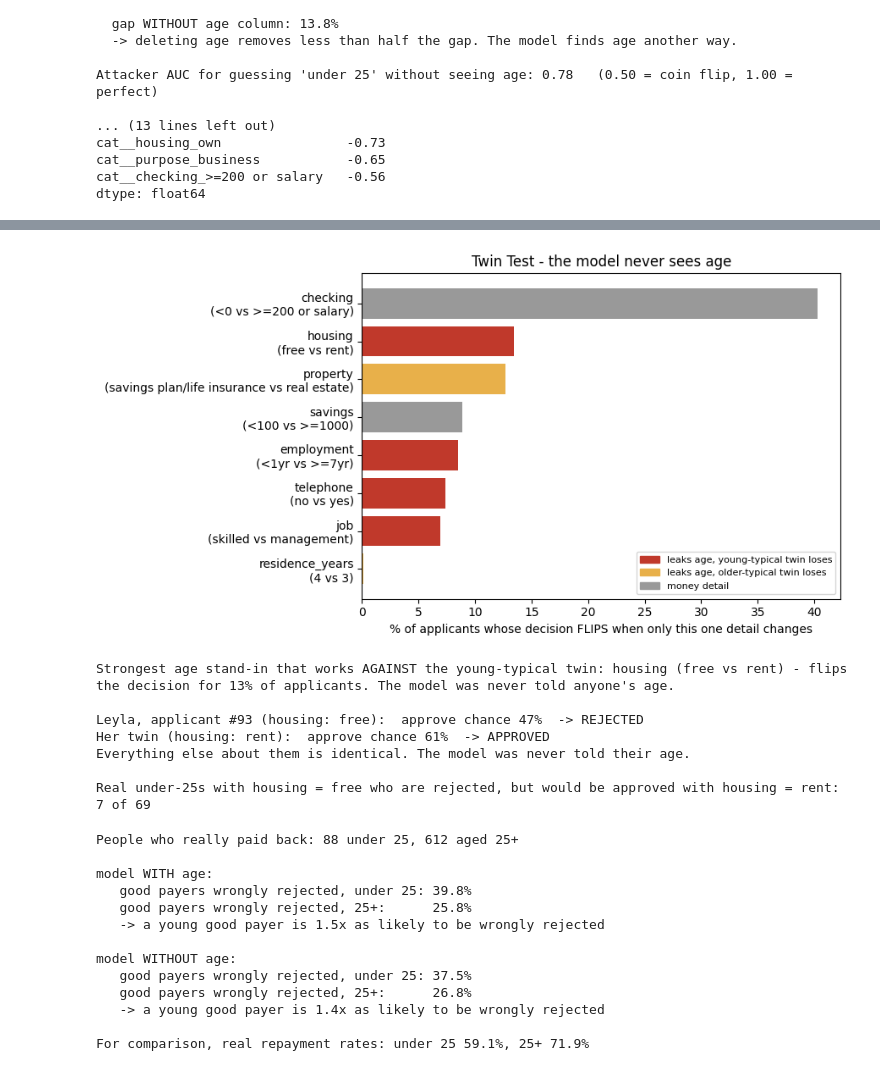
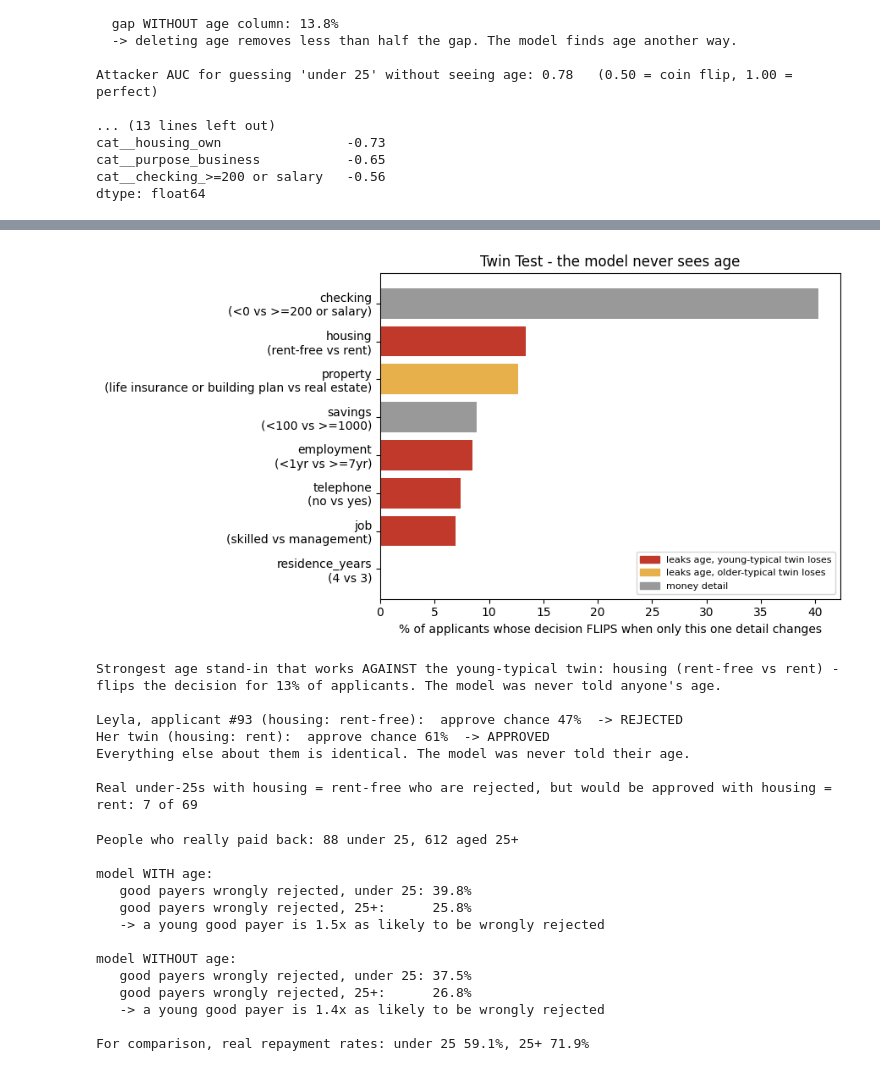
Before and after one commit to rehim2009book-ui/fairloan, a Jupyter notebook: fairloan.ipynb, the cells around one changed output, grey strips where cells are left out. Cells and saved outputs as stored; diff of their text form; code cells hidden in the pictures.

Commit message:
Add cell 11 (lie check) and cell 13 (demo), reworded labels, rerun from fresh runtime

```diff
--- a/fairloan.ipynb
+++ b/fairloan.ipynb
@@ -31,9 +31,9 @@ codes = {
  "savings":{"A61":"none/unknown","A62":"<100","A63":"100-500","A64":"500-1000","A65":">=1000"},
  "employment":{"A71":"unemployed","A72":"<1yr","A73":"1-4yr","A74":"4-7yr","A75":">=7yr"},
  "other_debtors":{"A101":"none","A102":"co-applicant","A103":"guarantor"},
- "property":{"A121":"none","A122":"car/other","A123":"savings plan/life insurance","A124":"real estate"},
+ "property":{"A121":"none","A122":"car/other","A123":"life insurance or building plan","A124":"real estate"},
  "other_plans":{"A141":"bank","A142":"stores","A143":"none"},
- "housing":{"A151":"free","A152":"rent","A153":"own"},      # "free" = lives rent-free, e.g. with family
+ "housing":{"A151":"rent-free","A152":"rent","A153":"own"},  # "rent-free" = lives somewhere without paying rent, e.g. with family
  "job":{"A171":"unskilled non-resident","A172":"unskilled","A173":"skilled","A174":"management"},
  "telephone":{"A191":"no","A192":"yes"},
  # personal_status (sex cannot be recovered) and foreign_worker (coding unreliable) are left as codes and NOT used.
@@ -290,6 +290,7 @@ if len(hurts):
           f" - flips the decision for {top['flips (everyone)']:.0%} of applicants. The model was never told anyone's age.")
     # One concrete twin for the demo: a real under-25 whose decision flips when only that detail changes
     f = top["feature"]; yv, ov = [p for p in pairs if p[0] == f][0][1:3]
+    demo_feature, demo_young_val, demo_old_val = f, yv, ov          # remembered for the demo cell
     cands = df[is_young & (df[f] == yv)][FEATURES_NOAGE]
     cands_twin = cands.copy(); cands_twin[f] = ov
     flipped = (model_noage.predict(cands) == 0) & (model_noage.predict(cands_twin) == 1)
@@ -316,11 +317,11 @@ residence_years                                     4 vs 3 stand-in for age
-[figure, old version]
+[figure, new version]
-Strongest age stand-in that works AGAINST the young-typical twin: housing (free vs rent) - flips the decision for 13% of applicants. The model was never told anyone's age.
+Strongest age stand-in that works AGAINST the young-typical twin: housing (rent-free vs rent) - flips the decision for 13% of applicants. The model was never told anyone's age.
 
-Leyla, applicant #93 (housing: free):  approve chance 47%  -> REJECTED
+Leyla, applicant #93 (housing: rent-free):  approve chance 47%  -> REJECTED
 Her twin (housing: rent):  approve chance 61%  -> APPROVED
 Everything else about them is identical. The model was never told their age.
 
-Real under-25s with housing = free who are rejected, but would be approved with housing = rent: 7 of 69
+Real under-25s with housing = rent-free who are rejected, but would be approved with housing = rent: 7 of 69
 # %%
 # ===================== CELL 7b: the fair question - among people who really PAID BACK, who got wrongly rejected? =====================
 # What it does: young people in this data repay a bit less often, so some gap is expected.
```
Also changed, not shown: parts of 6 cells of this notebook.
